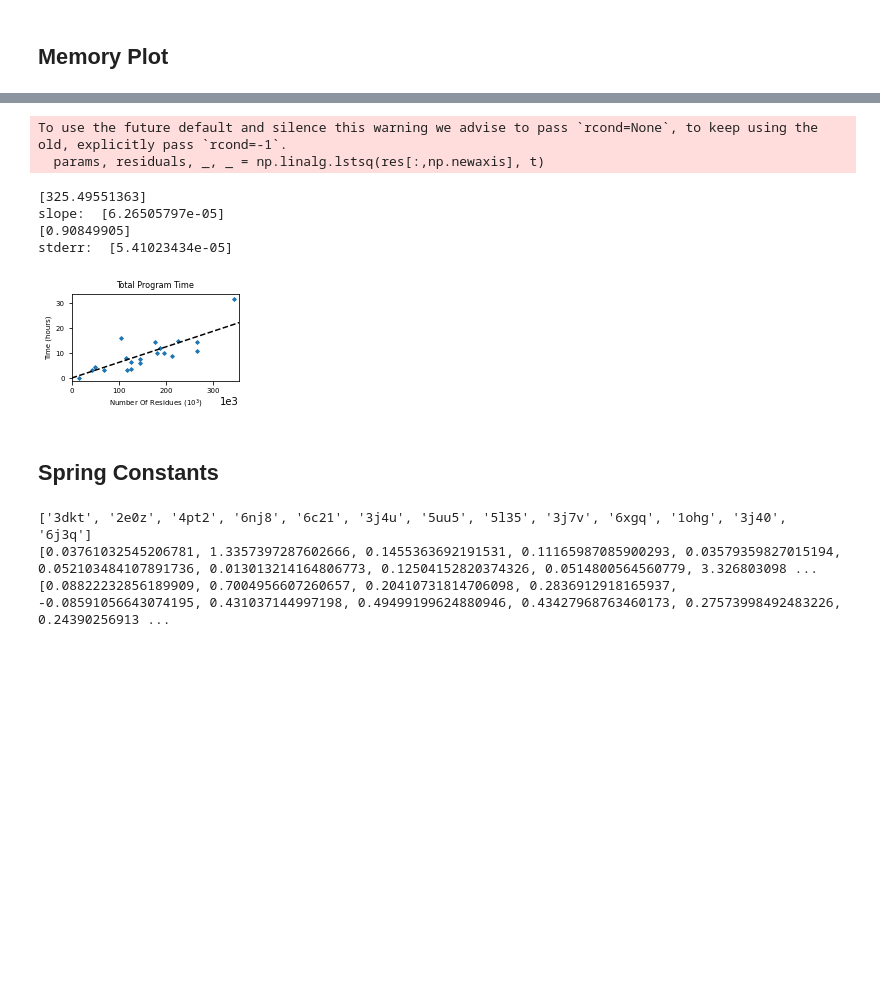
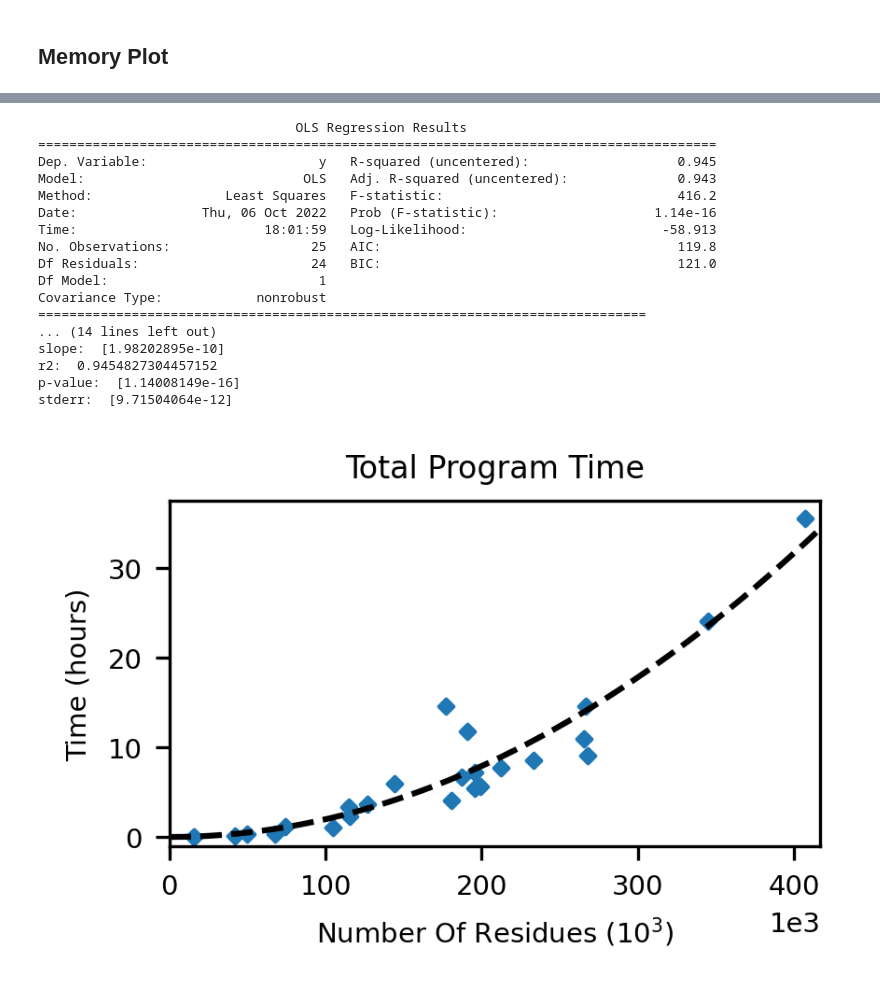
Before and after one commit to luquelab/mechanical_subdivision_ProDy, a Jupyter notebook: src/Figures.ipynb, the cells around one changed output, grey strips where cells are left out. Cells and saved outputs as stored; diff of their text form; code cells hidden in the pictures; blank space fills up the shorter version.

```diff
--- a/src/Figures.ipynb
+++ b/src/Figures.ipynb
@@ -588,10 +582,14 @@ font = {'family': 'sans-serif',
             'weight': 'normal',
             'size': 7}
 matplotlib.rc('font', **font)
-matplotlib.rc('svg', fonttype='none')
+matplotlib.rc('svg')
+matplotlib.rcParams['figure.dpi'] = 300
 # %%
-mib = [1245.8, 1977.5, 3553.9, 4317.5, 6038.1, 11000, 18377.8,19626, 7718,14671, 18768,  7700, 12087, 24330, 37603, 44781.7, 45355.71, 15472, 16778]
-res = np.array([16320,42000,49860,67740,125820, 136440,180600,177240,126720,199080, 187320, 117600, 174720,344880, 195420, 265200, 266460, 144060, 144060])
-Ts = [1,3,3,4,7,7,7,7,7,7,7,7,7,13,13]
+import pandas as pd
+import numpy as np
+table = pd.read_excel('C:/Users/colin/OneDrive - San Diego State University (SDSU.EDU)/1_Summer_2022/Thesis_final/results_table_correct.xlsx').set_index('PDB')
+table = table.drop('5zap')
+mib = np.array(table['Mem Usage'])
+res = np.array(table['Residues'])
 mb = 1.0486*np.array(mib)/1000
 # %%
@@ -637,40 +658,59 @@ To use the future default and silence this warning we advise to pass `rcond=None
 # %%
-t = [436, 12000, 16038, 23392, 35541, 52608, 43471, 11884, 114950, 32441, 11983, 53057, 58000, 35747.57, 39339.2, 52528.1, 13302.4, 21428.8, 27734.7, 29117.6]
+t = np.array(table['Runtime'])
 t = np.array(t)/3600
-res = np.array([16320, 42000, 49860, 125820,  180600, 177240, 187320, 117600, 344880, 212100, 67740, 225420, 104760, 195420, 265200, 266460, 126720, 144060, 144060, 114060])
+res = np.array(table['Residues'])
 # %%
-#params = np.polyfit(res,t,1)
-params, residuals, _, _ = np.linalg.lstsq(res[:,np.newaxis], t)
-print(residuals)
-r2 = 1 - residuals/(mb.shape[0]*np.var(mb))
-stderr = np.sqrt(1/(mb.shape[0]-2) * residuals/(np.var(res)))
+R = res**2
+
+model = sm.OLS(t,R)
+results = model.fit()
+print(results.summary())
+params = results.params
+r2 = results.rsquared
+stderr = results.bse
+pv = results.pvalues
+
+
+print('SSR: ', residuals)
 print('slope: ', params)
-print(r2)
+print('r2: ', r2)
+print('p-value: ', pv)
 print('stderr: ', stderr)
-poly = np.poly1d([params[0],0])
+poly = np.poly1d([params[0],0,0])
+
 x = np.linspace(0,np.max(res) + 10000)
 fig, ax = plt.subplots(1, 1, figsize = (3,1.6))
 ax.set_title('Total Program Time', fontsize=8)
 ax.plot(x, poly(x), '--', label='Linear Fit', color='black')
 ax.scatter(res, t, marker='D', s=7)
 ax.set_ylabel('Time (hours)', fontsize=7)
 ax.set_xlabel('Number Of Residues ($10^3$)', fontsize=7)
 ax.set_xlim(0,np.max(res) + 10000)
 ax.set_ylim(-1, np.max(t)+2)
 plt.xticks(fontsize=7)
 plt.yticks(fontsize=7)
 plt.ticklabel_format(axis='x',style='sci', scilimits=(3,3))
 #ax.legend()
 # fig.tight_layout()
-plt.savefig('C:/Users/colin/OneDrive - San Diego State University (SDSU.EDU)/1_Summer_2022/Figs/' + 'timePlot.svg')
+plt.savefig('C:/Users/colin/OneDrive - San Diego State University (SDSU.EDU)/1_Summer_2022/Thesis_final/Figs/' + 'timePlot_testing.svg')
+plt.savefig('C:/Users/colin/OneDrive - San Diego State University (SDSU.EDU)/1_Summer_2022/Thesis_final/Figs/' + 'timePlot_testing.png')
 plt.show()
 # %% [output]
-To use the future default and silence this warning we advise to pass `rcond=None`, to keep using the old, explicitly pass `rcond=-1`.
-  params, residuals, _, _ = np.linalg.lstsq(res[:,np.newaxis], t)
+                                 OLS Regression Results
+=======================================================================================
+Dep. Variable:                      y   R-squared (uncentered):                   0.945
+Model:                            OLS   Adj. R-squared (uncentered):              0.943
+Method:                 Least Squares   F-statistic:                              416.2
+Date:                Thu, 06 Oct 2022   Prob (F-statistic):                    1.14e-16
+Time:                        18:01:59   Log-Likelihood:                         -58.913
+No. Observations:                  25   AIC:                                      119.8
+Df Residuals:                      24   BIC:                                      121.0
+Df Model:                           1
+Covariance Type:            nonrobust
+==============================================================================
+... (14 lines left out)
+slope:  [1.98202895e-10]
+r2:  0.9454827304457152
+p-value:  [1.14008149e-16]
+stderr:  [9.71504064e-12]
-[325.49551363]
-slope:  [6.26505797e-05]
-[0.90849905]
-stderr:  [5.41023434e-05]
-[figure, old version]
+[figure, new version]
-# %% [markdown]
-## Spring Constants
@@ -713,8 +716,0 @@ for cap in pdbs:
-# %%
-print(pdbs)
-print(gammas)
-print(ccs)
-# %% [output]
-['3dkt', '2e0z', '4pt2', '6nj8', '6c21', '3j4u', '5uu5', '5l35', '3j7v', '6xgq', '1ohg', '3j40', '6j3q']
-[0.03761032545206781, 1.3357397287602666, 0.1455363692191531, 0.11165987085900293, 0.03579359827015194, 0.052103484107891736, 0.013013214164806773, 0.12504152820374326, 0.0514800564560779, 3.326803098 ...
-[0.08822232856189909, 0.7004956607260657, 0.20410731814706098, 0.2836912918165937, -0.08591056643074195, 0.431037144997198, 0.49499199624880946, 0.43427968763460173, 0.27573998492483226, 0.24390256913 ...
```
Also changed, not shown: parts of 36 cells of this notebook, 7 other files.
